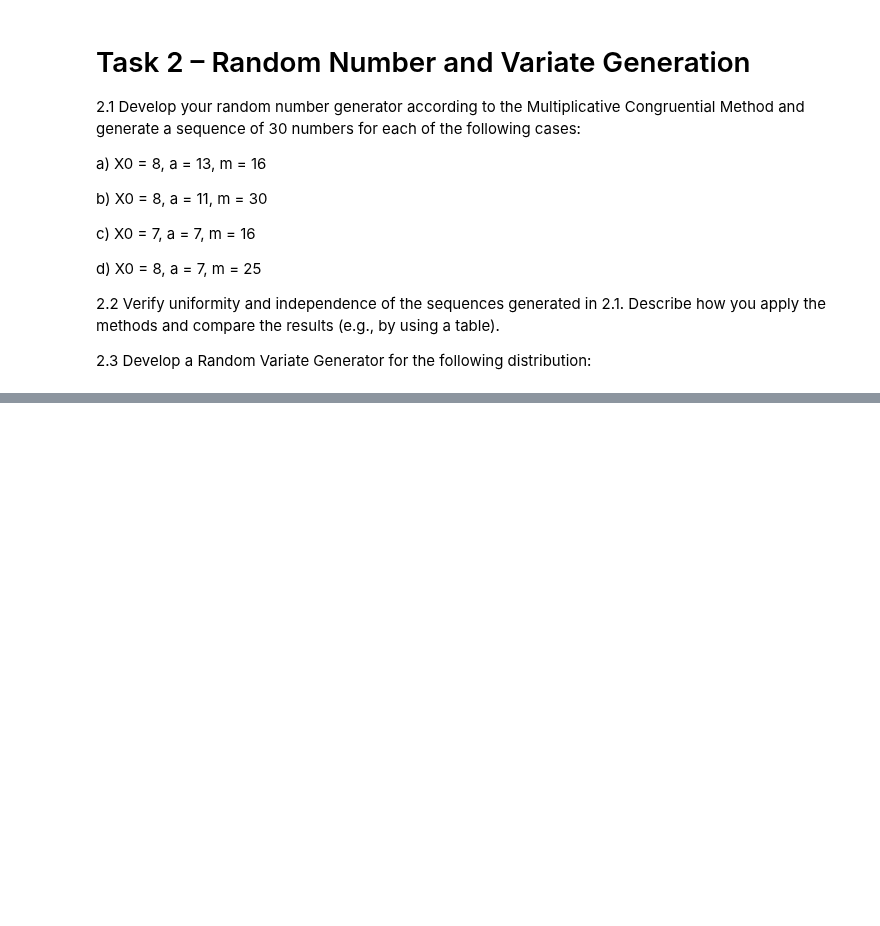
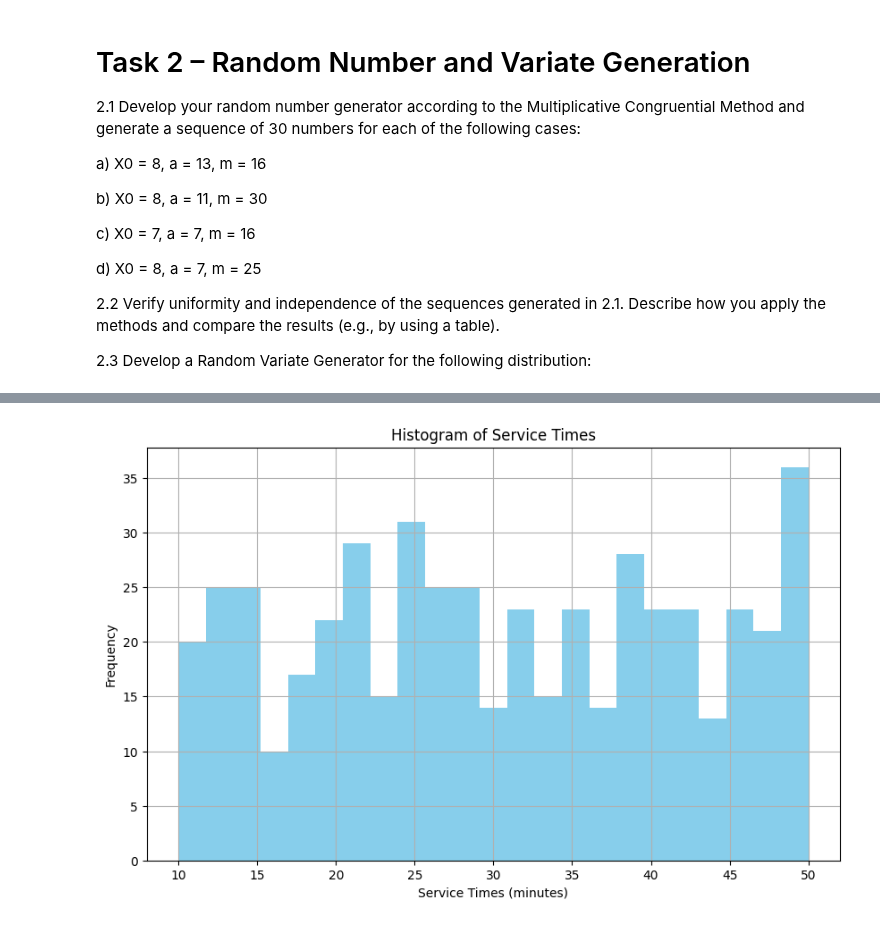
Before and after one commit to MScSoftwareTechnology2024-2025/1S_systems_modeling_and_simulation, a Jupyter notebook: A1/main.ipynb, the cells around one changed output, grey strips where cells are left out. Drawn from its saved outputs; the diff is of its cells as text; code cells hidden in the pictures; blank space fills up the shorter version.

```diff
--- a/A1/main.ipynb
+++ b/A1/main.ipynb
@@ -552,0 +691,12 @@ U: 0.2550690257394217 x: 1.5152328594412374
+# %%
+service_times = data["Delivery Time Taken (mins)"].tolist()
+
+plt.figure(figsize=(10, 6))
+plt.hist(service_times, bins=size_of_interval, color='skyblue')
+plt.title('Histogram of Service Times')
+plt.xlabel('Service Times (minutes)')
+plt.ylabel('Frequency')
+plt.grid(True)
+plt.show()
+# %% [output]
+[figure, added]
```
Also changed, not shown: parts of 15 cells of this notebook, 9 other files.
